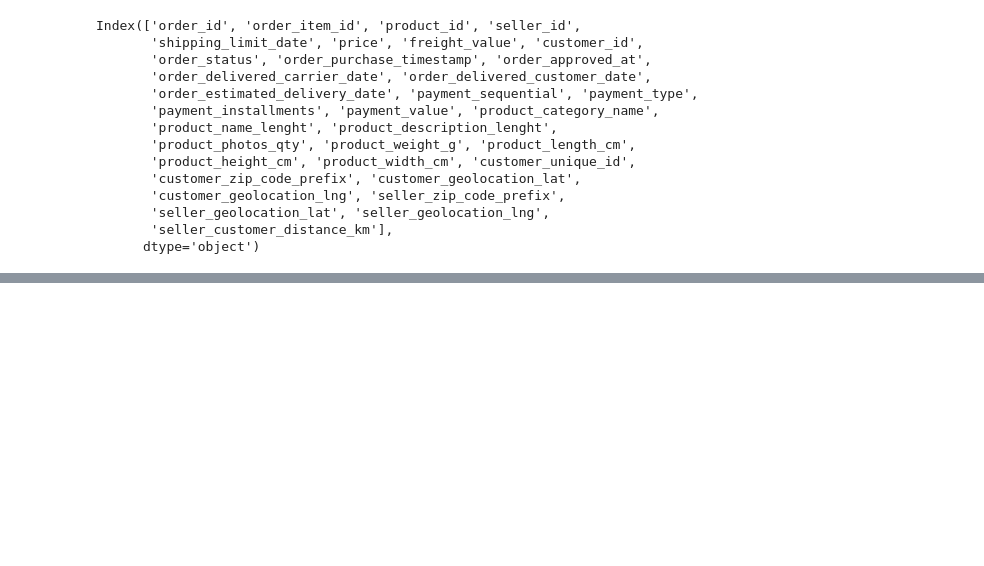
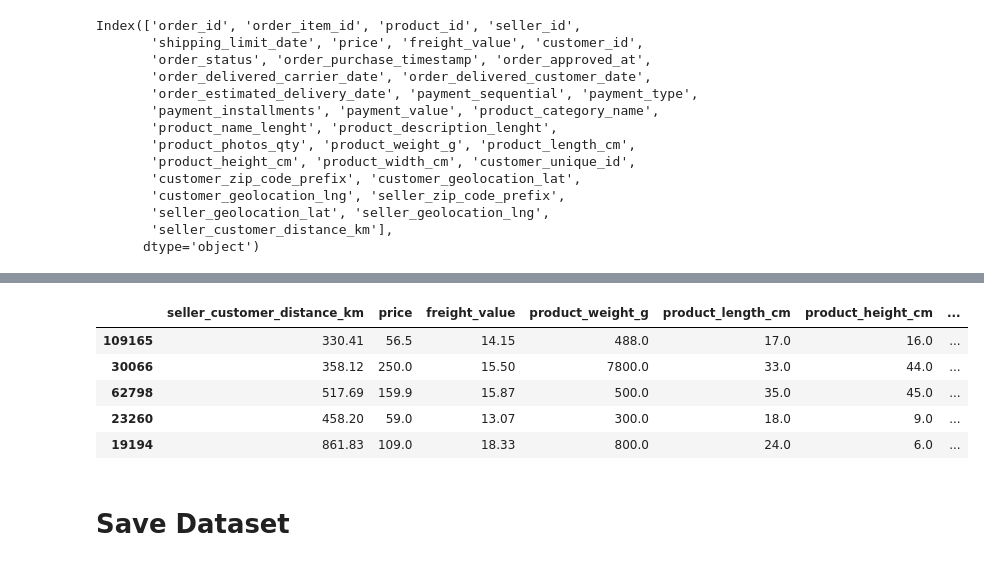
Before and after one commit to malifnasrulloh/Analysis-Data-E-Commerce, a Jupyter notebook: data_prep.ipynb, the cells around one changed output, grey strips where cells are left out. Cells and saved outputs as stored; diff of their text form; code cells hidden in the pictures; blank space fills up the shorter version.

```diff
--- a/data_prep.ipynb
+++ b/data_prep.ipynb
@@ -766,0 +778,3 @@ price_prediction.sample(5, random_state=42)
+# %%
+delivery_prediction = detailed_orders_data[['seller_customer_distance_km','price', 'freight_value','order_purchase_timestamp', 'order_delivered_customer_date','product_weight_g',"product_length_cm","product_height_cm", "product_width_cm"]]
+delivery_prediction.sample(5, random_state=5)
@@ -766,0 +801,13 @@ price_prediction.sample(5, random_state=42)
+# %%
+delivery_prediction = delivery_prediction[~delivery_prediction['order_delivered_customer_date'].isna()]
+
+delivery_prediction['order_estimated_delivery_day'] = (delivery_prediction["order_delivered_customer_date"] - delivery_prediction["order_purchase_timestamp"]).dt.days
+delivery_prediction.drop(columns=["order_delivered_customer_date", "order_purchase_timestamp"], inplace=True)
+delivery_prediction.sample(5, random_state=5)
+# %% [output]
+|  | seller_customer_distance_km | price | freight_value | product_weight_g | product_length_cm | product_height_cm | ... |
+| 109165 | 330.41 | 56.5 | 14.15 | 488.0 | 17.0 | 16.0 | ... |
+| 30066 | 358.12 | 250.0 | 15.50 | 7800.0 | 33.0 | 44.0 | ... |
+| 62798 | 517.69 | 159.9 | 15.87 | 500.0 | 35.0 | 45.0 | ... |
+| 23260 | 458.20 | 59.0 | 13.07 | 300.0 | 18.0 | 9.0 | ... |
+| 19194 | 861.83 | 109.0 | 18.33 | 800.0 | 24.0 | 6.0 | ... |
@@ -766,0 +816,2 @@ price_prediction.sample(5, random_state=42)
+# %% [markdown]
+# Save Dataset
```
Also changed, not shown: parts of 19 cells of this notebook, 4 other files.
